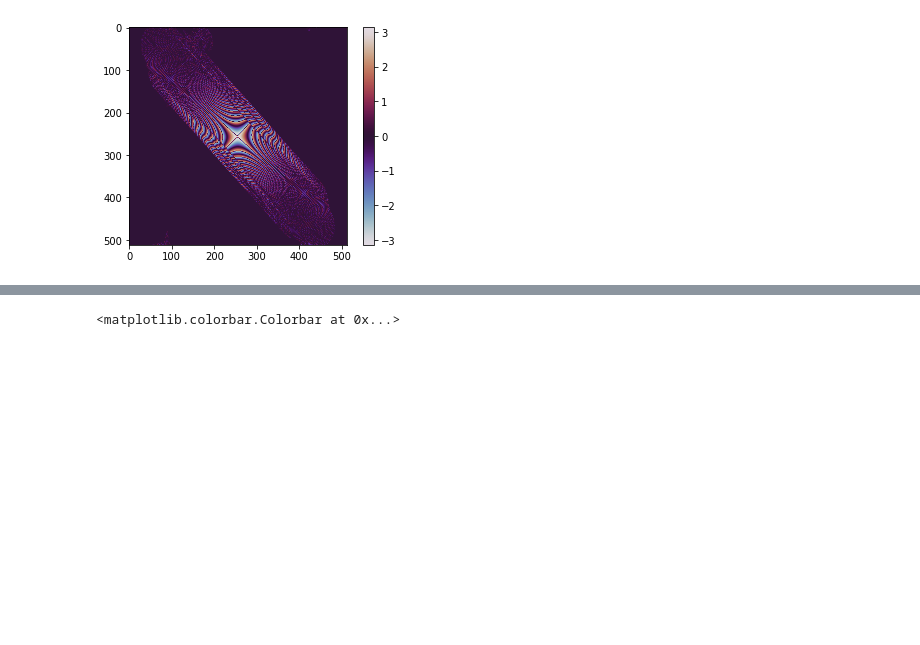
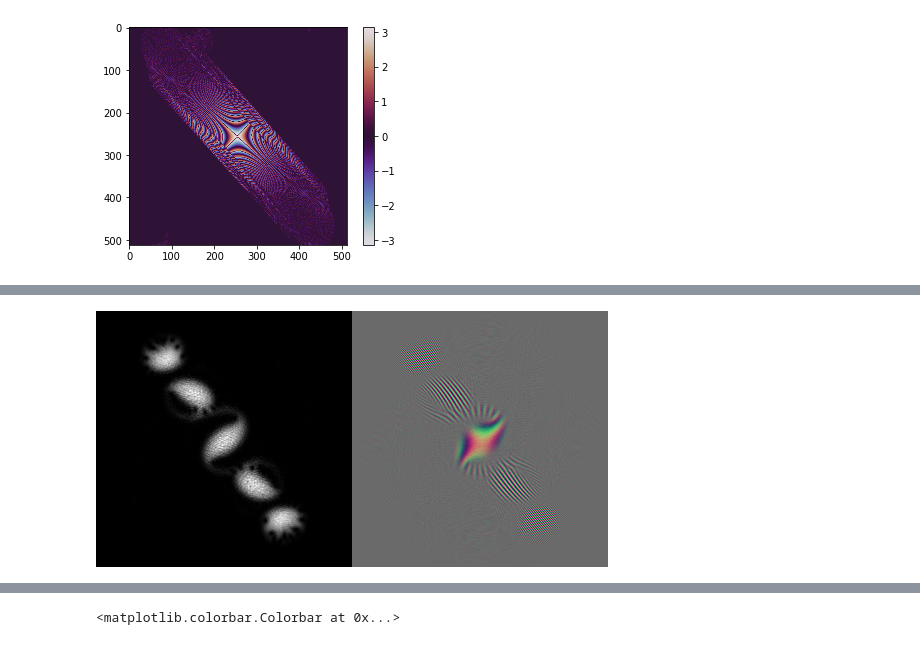
Before and after one commit to biswaroopmukherjee/condensate, a Jupyter notebook: notebooks/Rotini.ipynb, the cells around one changed output, grey strips where cells are left out. Drawn from its saved outputs; the diff is of its cells as text; code cells hidden in the pictures; blank space fills up the shorter version.

```diff
--- a/notebooks/Rotini.ipynb
+++ b/notebooks/Rotini.ipynb
@@ -322,0 +344,15 @@ for i, r in tqdm(rotiniMLrun.iterrows(), leave=True):
+# %%
+def getimage(psi):
+    psi = psi.copy()
+    psi = psi[::2,::2]
+    n = np.abs(psi)**2
+    nimg = [255*n/n.max(),255*n/n.max(),255*n/n.max()]
+    rg = np.array([np.real(psi), np.imag(psi),0*np.real(psi)])
+    phiimg = 255*(rg+np.max(np.real(psi)))/(2.4*np.max(np.real(psi)))
+    allimg = np.hstack([nimg,phiimg]).T
+    return Image.fromarray(np.uint8(allimg))
+# %%
+getimage(rotini* np.exp(13j * phase))
+getimage(rotini)
+# %% [output]
+[figure, added]
```
Also changed, not shown: parts of 36 cells of this notebook, 1 other file.
